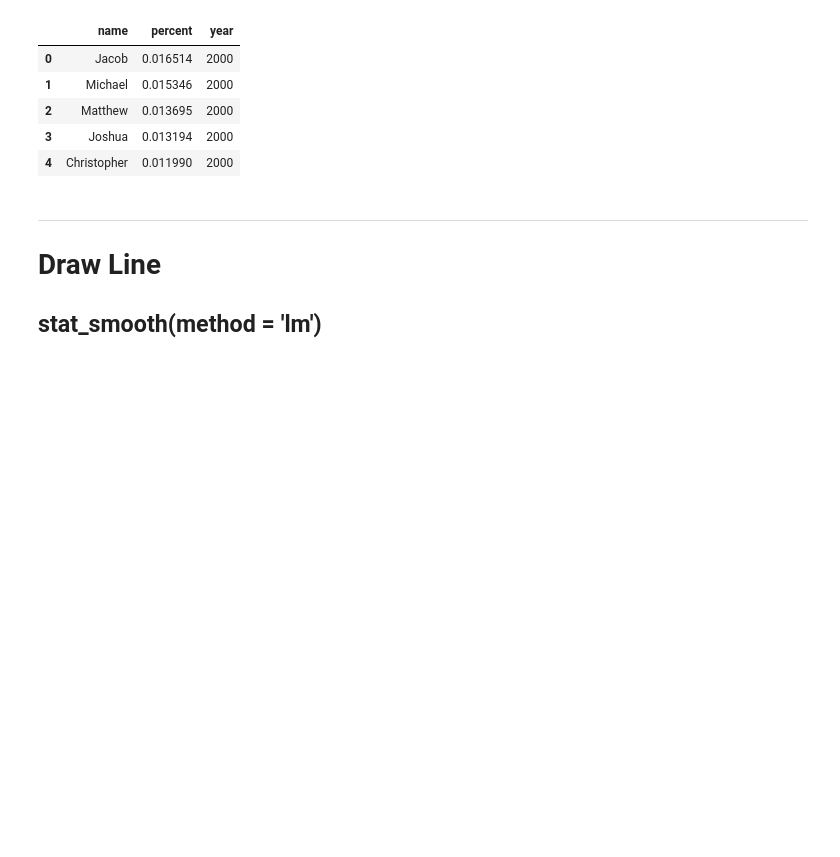
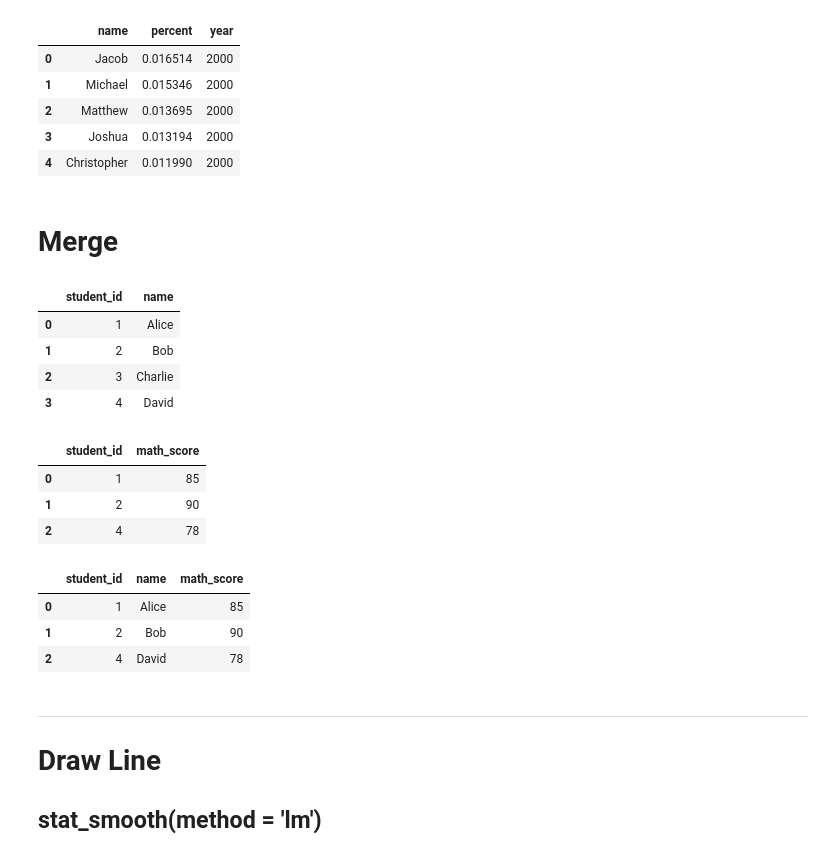
Before and after one commit to ulasuregen/Data-Analysis-and-Visualization-in-Python, a Jupyter notebook: Exercises/generalNotes.ipynb, the cells around one changed output. Cells and saved outputs as stored; diff of their text form; code cells hidden in the pictures; blank space fills up the shorter version.

```diff
--- a/Exercises/generalNotes.ipynb
+++ b/Exercises/generalNotes.ipynb
@@ -344,6 +352,37 @@ df.head()
 | 2 | Matthew | 0.013695 | 2000 |
 | 3 | Joshua | 0.013194 | 2000 |
 | 4 | Christopher | 0.011990 | 2000 |
+# %% [markdown]
+# Merge
+# %%
+import pandas as pd
+
+students = pd.DataFrame({
+    'student_id': [1, 2, 3, 4],
+    'name': ['Alice', 'Bob', 'Charlie', 'David']
+})
+
+scores = pd.DataFrame({
+    'student_id': [1, 2, 4],
+    'math_score': [85, 90, 78]
+})
+
+display(students.head(), scores.head())
+pd.merge(students, scores, on='student_id', how='inner')
+# %% [output]
+|  | student_id | name |
+| 0 | 1 | Alice |
+| 1 | 2 | Bob |
+| 2 | 3 | Charlie |
+| 3 | 4 | David |
+|  | student_id | math_score |
+| 0 | 1 | 85 |
+| 1 | 2 | 90 |
+| 2 | 4 | 78 |
+|  | student_id | name | math_score |
+| 0 | 1 | Alice | 85 |
+| 1 | 2 | Bob | 90 |
+| 2 | 4 | David | 78 |
 # %% [markdown]
 -------
 
```
Also changed, not shown: parts of 7 cells of this notebook, 11 other files.
